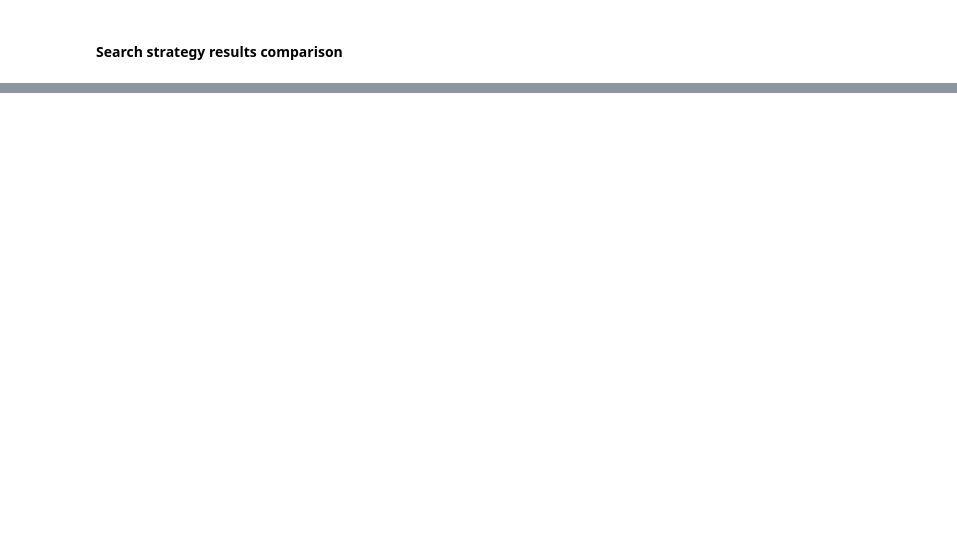
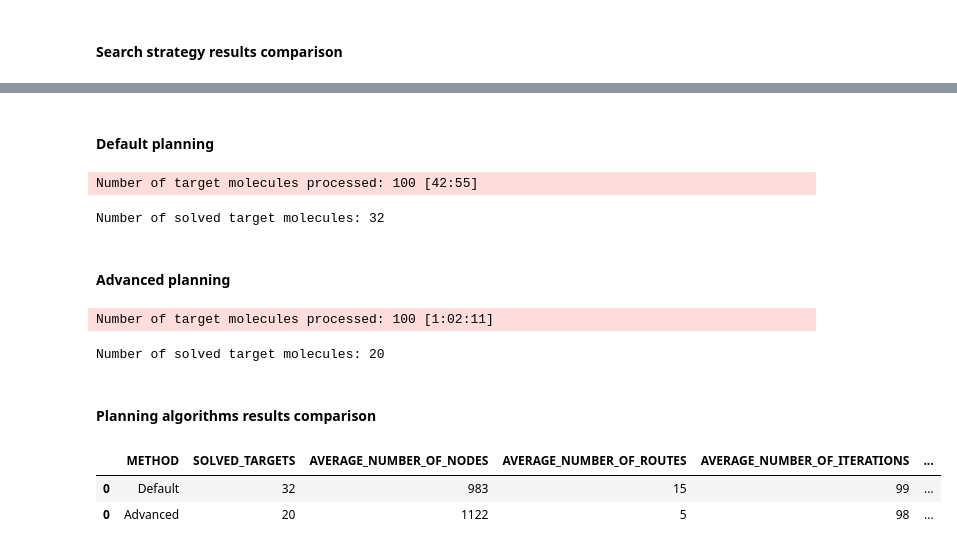
Before and after one commit to Laboratoire-de-Chemoinformatique/SynTool, a Jupyter notebook: tutorials/planning_tutorial.ipynb, the cells around one changed output, grey strips where cells are left out. Drawn from its saved outputs; the diff is of its cells as text; code cells hidden in the pictures; blank space fills up the shorter version.

```diff
--- a/tutorials/planning_tutorial.ipynb
+++ b/tutorials/planning_tutorial.ipynb
@@ -317,0 +340,59 @@ pd.concat(
+# %% [markdown]
+#### Default planning
+# %%
+search_config["evaluation_type"] = "rollout"
+search_config["search_strategy"] = "expansion_first"
+policy_config = PolicyNetworkConfig(
+    weights_path="syntool_planning_data/ranking_policy_network.ckpt"
+)
+
+run_search(
+    targets_path=targets_path,
+    search_config=search_config,
+    policy_config=policy_config,
+    reaction_rules_path=reaction_rules_path,
+    building_blocks_path=building_blocks_path,
+    value_network_path=None,
+    results_root="search_results_default",
+)
+# %% [output]
+Number of target molecules processed: 100 [42:55]
+Number of solved target molecules: 32
+# %% [markdown]
+#### Advanced planning
+# %%
+search_config["evaluation_type"] = "gcn"
+search_config["search_strategy"] = "evaluation_first"
+value_network_path = "syntool_planning_data/value_network.ckpt"
+policy_config = PolicyNetworkConfig(
+    weights_path="syntool_planning_data/ranking_policy_network.ckpt"
+)
+
+run_search(
+    targets_path=targets_path,
+    search_config=search_config,
+    policy_config=policy_config,
+    reaction_rules_path=reaction_rules_path,
+    building_blocks_path=building_blocks_path,
+    value_network_path=value_network_path,
+    results_root="search_results_advanced",
+)
+# %% [output]
+Number of target molecules processed: 100 [1:02:11]
+Number of solved target molecules: 20
+# %% [markdown]
+#### Planning algorithms results comparison
+# %%
+res_def = pd.read_csv("search_results_default/tree_search_stats.csv")
+res_adv = pd.read_csv("search_results_advanced/tree_search_stats.csv")
+
+pd.concat(
+    [
+        extract_stats(res_def, "Default"),
+        extract_stats(res_adv, "Advanced"),
+    ]
+)
+# %% [output]
+|  | METHOD | SOLVED_TARGETS | AVERAGE_NUMBER_OF_NODES | AVERAGE_NUMBER_OF_ROUTES | AVERAGE_NUMBER_OF_ITERATIONS | ... |
+| 0 | Default | 32 | 983 | 15 | 99 | ... |
+| 0 | Advanced | 20 | 1122 | 5 | 98 | ... |
```
Also changed, not shown: parts of 15 cells of this notebook, 33 other files.
